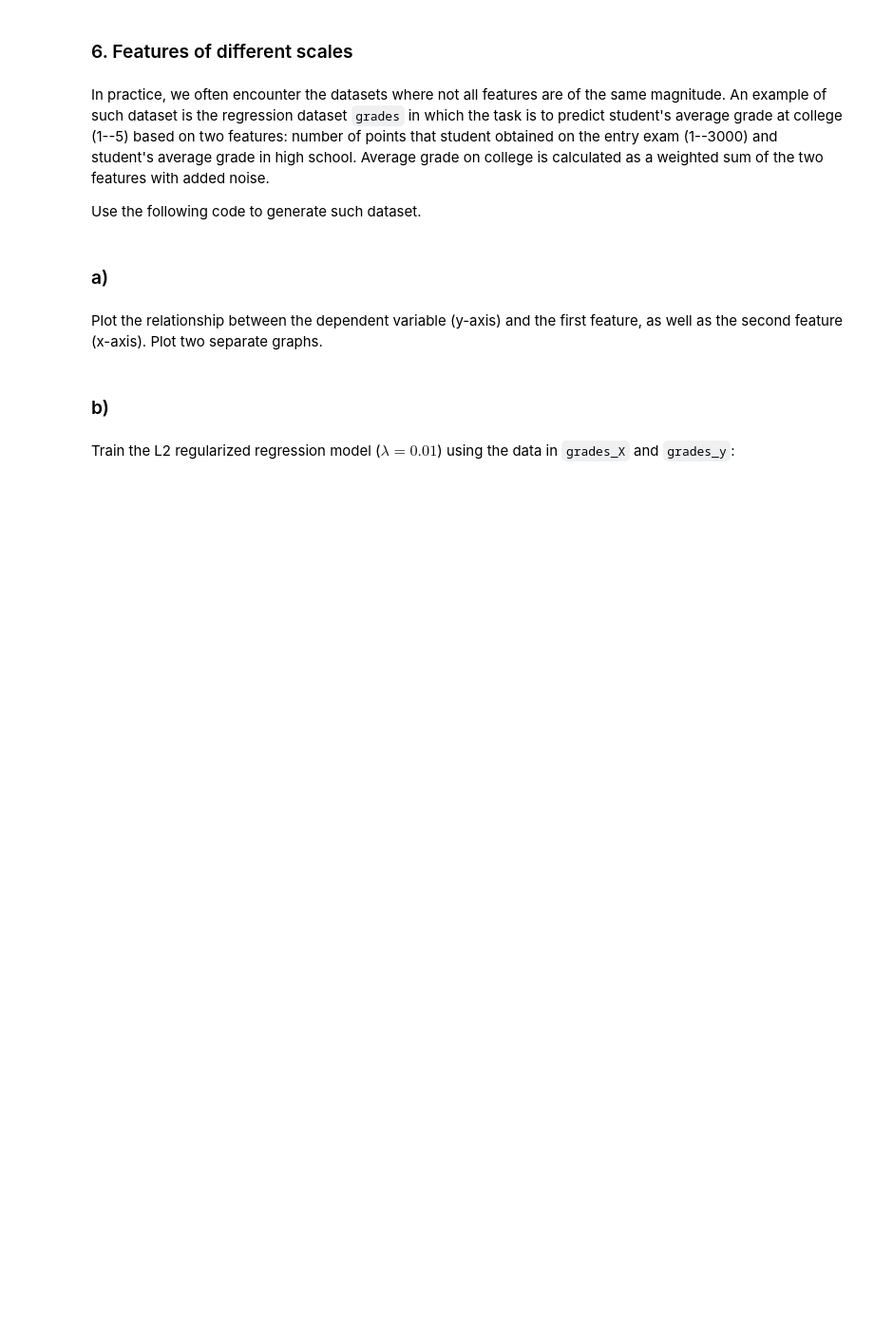
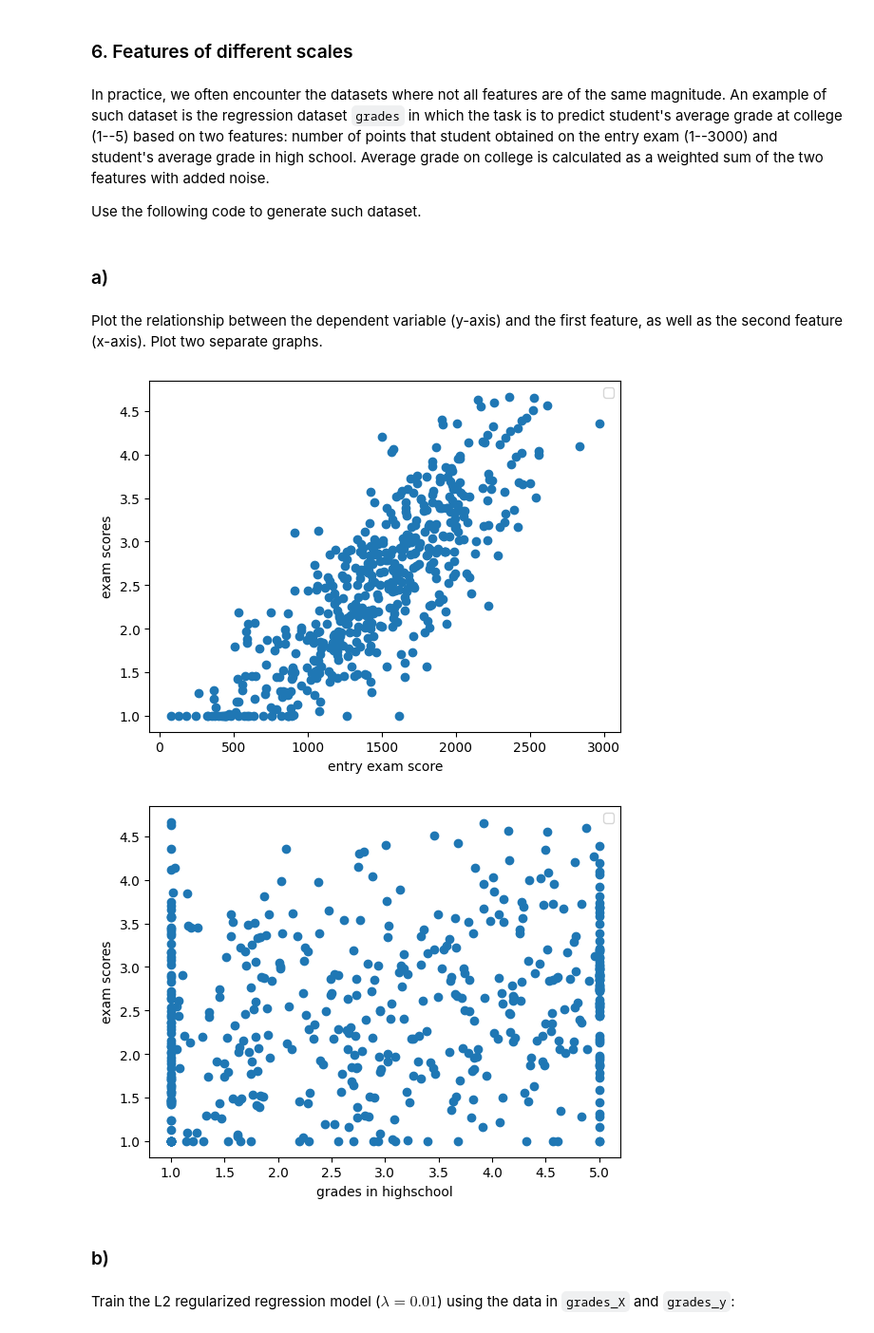
Before and after one commit to Emsamax/ML_croatia, a Jupyter notebook: ML1-2025-LAB1.ipynb, the cells around one changed output. Shown at 95% size. Cells and saved outputs as stored; diff of their text form; code cells hidden in the pictures; blank space fills up the shorter version.

```diff
--- a/ML1-2025-LAB1.ipynb
+++ b/ML1-2025-LAB1.ipynb
@@ -496,3 +551,19 @@ Plot the relationship between the dependent variable (y-axis) and the first feat
+# %%
+# Your code here
+plt.scatter(exam_score, grades_y)
+plt.xlabel("entry exam score")
+plt.ylabel("exam scores")
+plt.legend()
+plt.show()
+
+plt.scatter(grade_in_highschool, grades_y)
+plt.xlabel("grades in highschool")
+plt.ylabel("exam scores")
+plt.legend()
+plt.show()
+# %% [output]
+[figure, added]
+[figure, added]
 # %% [markdown]
 ### b)
 # %% [markdown]
```
Also changed, not shown: parts of 16 cells of this notebook.
